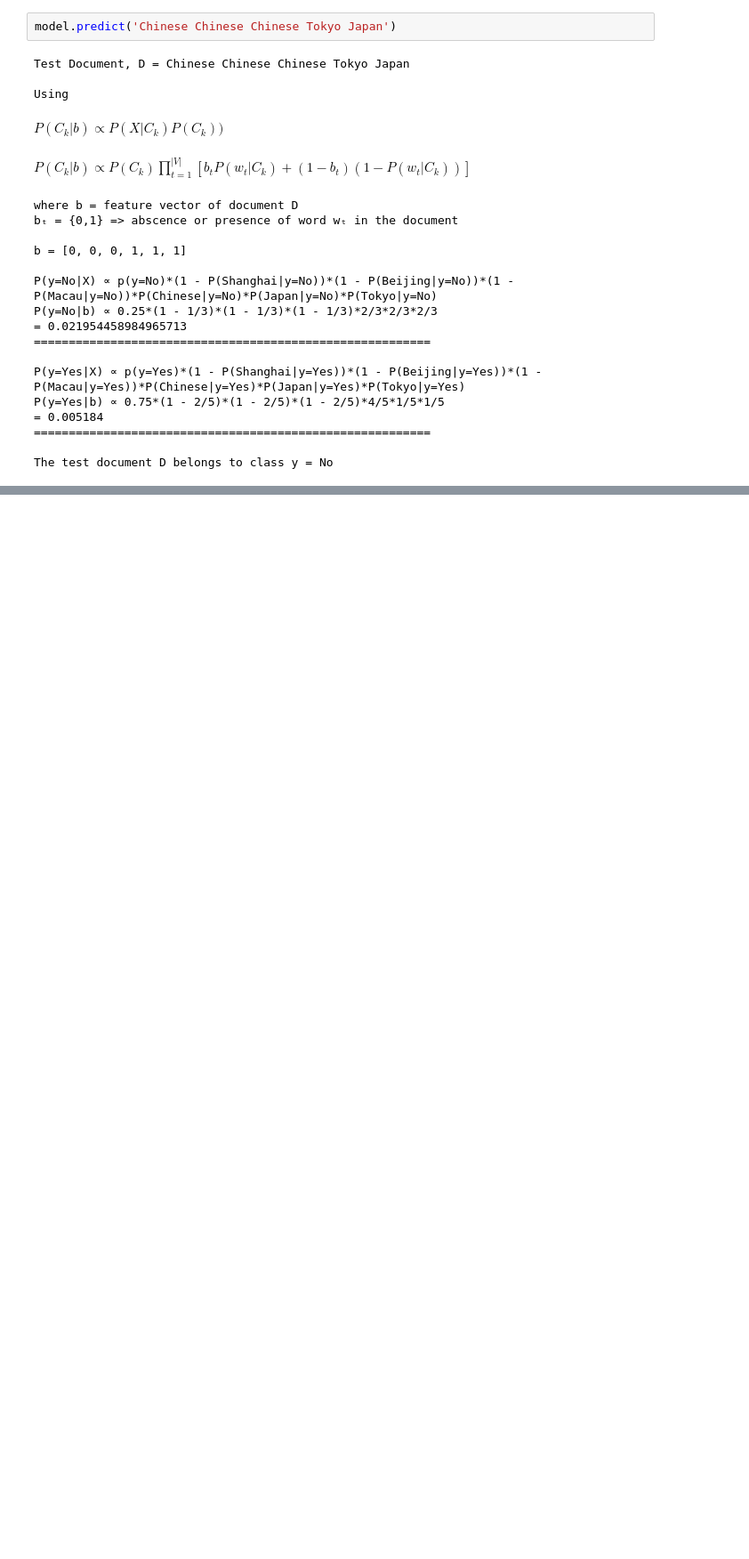
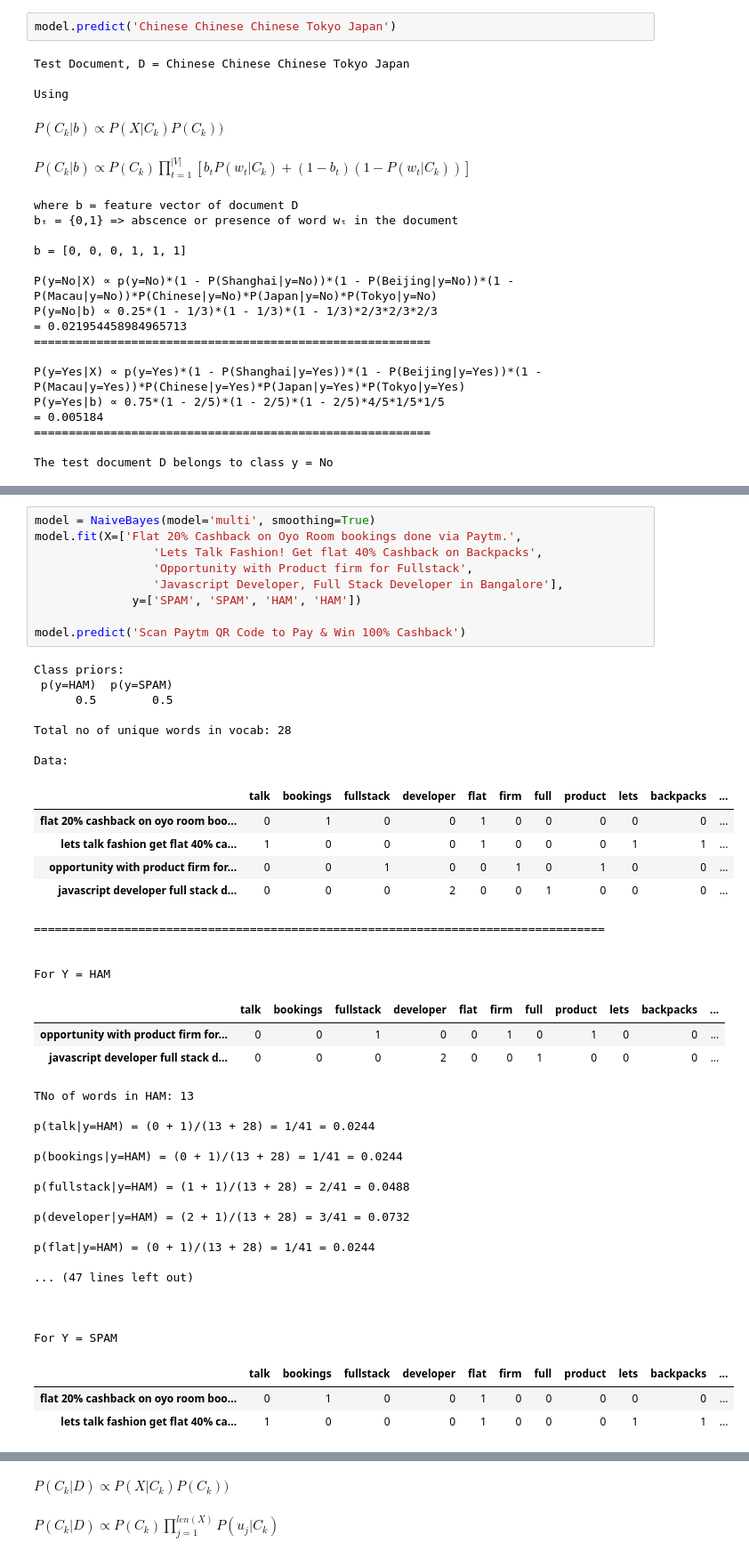
Before and after one commit to sumilk/Machine_Learning_from_scratch, a Jupyter notebook: Naive Bayes.ipynb, the cells around one changed output, grey strips where cells are left out. Shown at 89% size. Saved outputs shown, nothing was run; the diff lists cells and outputs as text; blank space fills up the shorter version.

```diff
--- a/Naive Bayes.ipynb
+++ b/Naive Bayes.ipynb
@@ -493,0 +498,49 @@ The test data belongs to class y = Fail
+# %%
+model = NaiveBayes(model='multi', smoothing=True)
+model.fit(X=['Flat 20% Cashback on Oyo Room bookings done via Paytm.',
+                 'Lets Talk Fashion! Get flat 40% Cashback on Backpacks',
+                 'Opportunity with Product firm for Fullstack',
+                 'Javascript Developer, Full Stack Developer in Bangalore'],
+              y=['SPAM', 'SPAM', 'HAM', 'HAM'])
+
+model.predict('Scan Paytm QR Code to Pay & Win 100% Cashback')
+# %% [output]
+Class priors:
+ p(y=HAM)  p(y=SPAM)
+      0.5        0.5
+
+Total no of unique words in vocab: 28
+
+Data:
+|  | talk | bookings | fullstack | developer | flat | firm | full | product | lets | backpacks | ... |
+| flat 20% cashback on oyo room boo... | 0 | 1 | 0 | 0 | 1 | 0 | 0 | 0 | 0 | 0 | ... |
+| lets talk fashion get flat 40% ca... | 1 | 0 | 0 | 0 | 1 | 0 | 0 | 0 | 1 | 1 | ... |
+| opportunity with product firm for... | 0 | 0 | 1 | 0 | 0 | 1 | 0 | 1 | 0 | 0 | ... |
+| javascript developer full stack d... | 0 | 0 | 0 | 2 | 0 | 0 | 1 | 0 | 0 | 0 | ... |
+==================================================================================
+
+
+For Y = HAM
+|  | talk | bookings | fullstack | developer | flat | firm | full | product | lets | backpacks | ... |
+| opportunity with product firm for... | 0 | 0 | 1 | 0 | 0 | 1 | 0 | 1 | 0 | 0 | ... |
+| javascript developer full stack d... | 0 | 0 | 0 | 2 | 0 | 0 | 1 | 0 | 0 | 0 | ... |
+TNo of words in HAM: 13
+
+p(talk|y=HAM) = (0 + 1)/(13 + 28) = 1/41 = 0.0244
+
+p(bookings|y=HAM) = (0 + 1)/(13 + 28) = 1/41 = 0.0244
+
+p(fullstack|y=HAM) = (1 + 1)/(13 + 28) = 2/41 = 0.0488
+
+p(developer|y=HAM) = (2 + 1)/(13 + 28) = 3/41 = 0.0732
+
+p(flat|y=HAM) = (0 + 1)/(13 + 28) = 1/41 = 0.0244
+
+... (47 lines left out)
+
+
+
+For Y = SPAM
+|  | talk | bookings | fullstack | developer | flat | firm | full | product | lets | backpacks | ... |
+| flat 20% cashback on oyo room boo... | 0 | 1 | 0 | 0 | 1 | 0 | 0 | 0 | 0 | 0 | ... |
+| lets talk fashion get flat 40% ca... | 1 | 0 | 0 | 0 | 1 | 0 | 0 | 0 | 1 | 1 | ... |
@@ -493,0 +564,2 @@ The test data belongs to class y = Fail
+$\displaystyle P(C_{k}|D)∝ P(X|C_{k})P(C_{k}))$
+$\displaystyle P(C_{k}|D)∝ P(C_{k})∏_{j=1}^{len(X)} P(u_j|C_k)$
```
Also changed, not shown: parts of 10 cells of this notebook.
